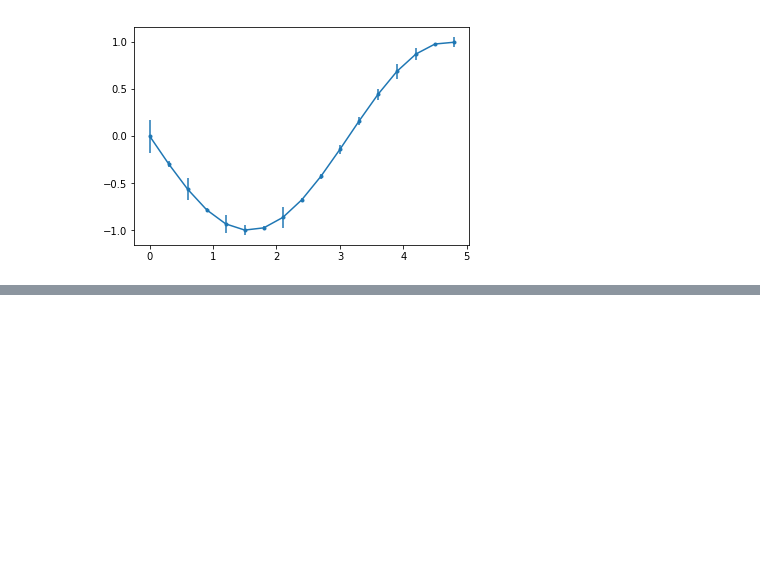
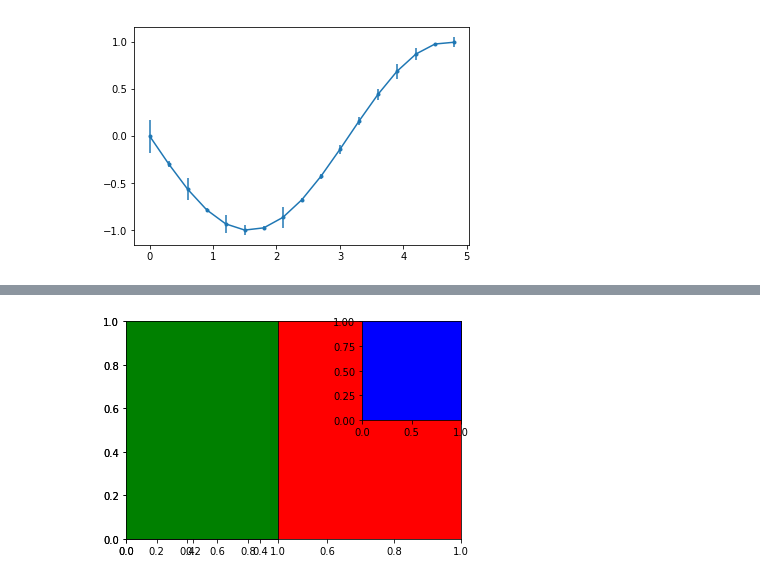
Before and after one commit to edvgha/122, a Jupyter notebook: cnn/matplotlib.ipynb, the cells around one changed output, grey strips where cells are left out. Drawn from its saved outputs; the diff is of its cells as text; code cells hidden in the pictures; blank space fills up the shorter version.

```diff
--- a/cnn/matplotlib.ipynb
+++ b/cnn/matplotlib.ipynb
@@ -205,0 +216,11 @@ plt.show()
+# %%
+import matplotlib.pyplot as plt
+
+fig = plt.figure()
+ax1 = fig.add_subplot(111,facecolor='red')
+ax2 = fig.add_subplot(121,facecolor='green')
+ax3 = fig.add_subplot(233,facecolor='blue')
+
+plt.show()
+# %% [output]
+[figure, added]
```
Also changed, not shown: parts of 8 cells of this notebook, 2 other files.
